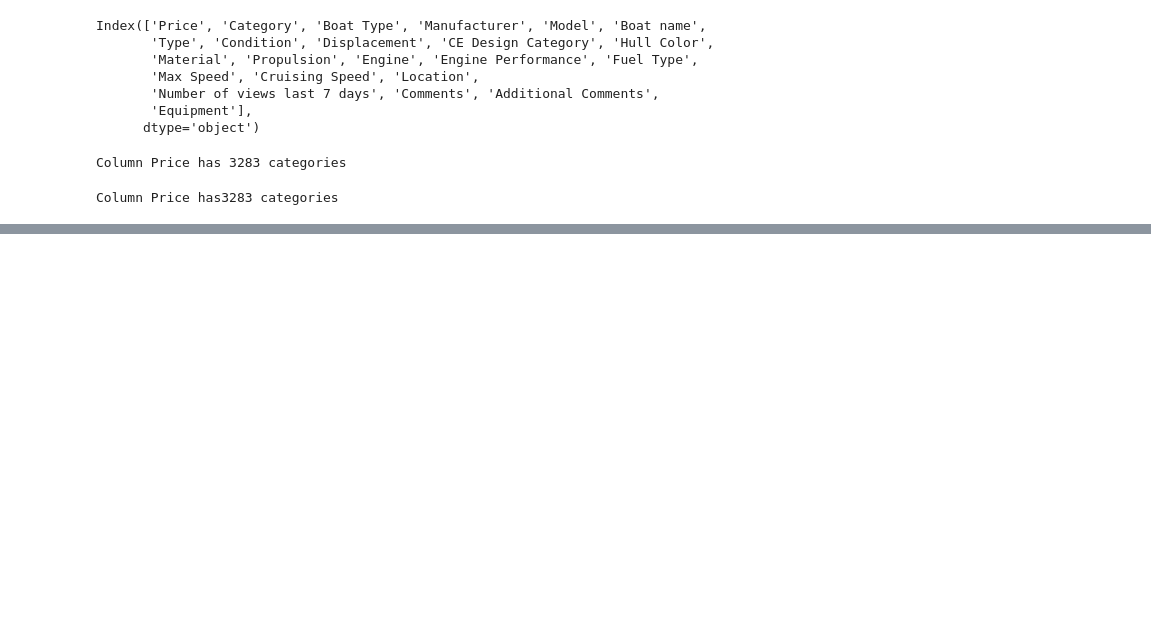
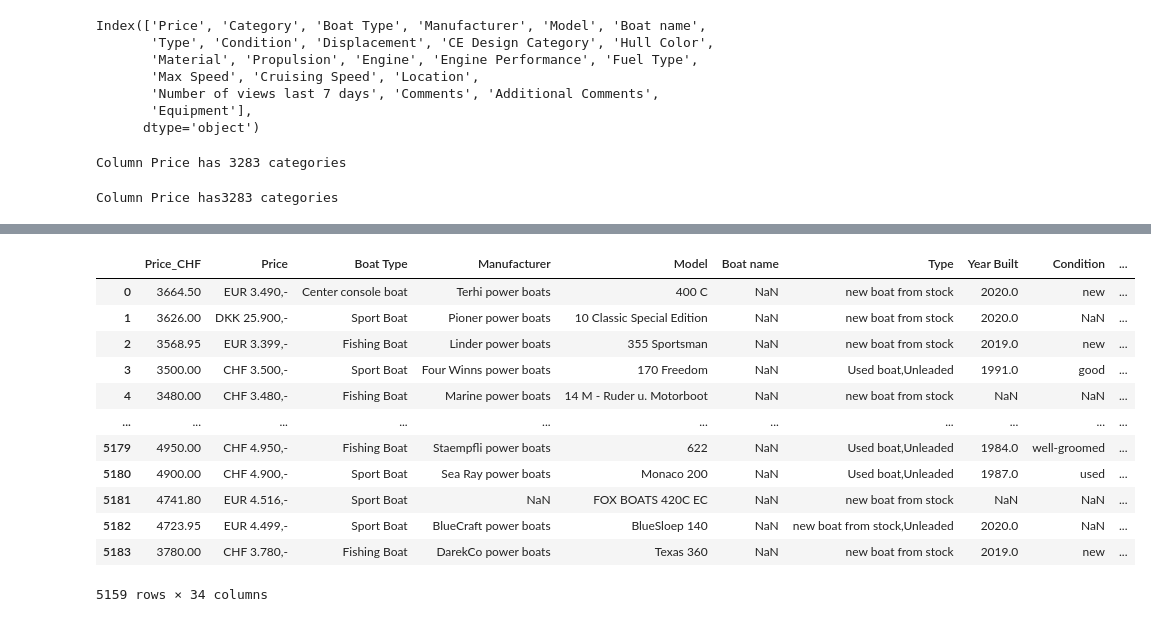
Before and after one commit to kristy25/AcademyPublic, a Jupyter notebook: Untitled1.ipynb, the cells around one changed output, grey strips where cells are left out. Cells and saved outputs as stored; diff of their text form; code cells hidden in the pictures; blank space fills up the shorter version.

```diff
--- a/Untitled1.ipynb
+++ b/Untitled1.ipynb
@@ -570,0 +684,4 @@ df.drop(columns=list_to_delete, inplace=True)
+# %%
+ # delete '.' who split the thousand in the price
+data_part[2] = data_part[2].str.replace('.', '')             # data_part[2] = third column of the DataFrame who save the first value of the tuples
+data_part
@@ -570,0 +702,4 @@ df.drop(columns=list_to_delete, inplace=True)
+# %%
+# delete ',-' to get the price
+data_part[2] = data_part[2].str.replace(',-', '')
+data_part
@@ -570,0 +727,4 @@ df.drop(columns=list_to_delete, inplace=True)
+# %%
+ # Convert the column in float in order to do the comparison
+data_part[2] = data_part[2].astype(float, errors = 'raise')
+data_part.dtypes
@@ -570,0 +736,4 @@ df.drop(columns=list_to_delete, inplace=True)
+# %%
+ # price conversion, to convert all into CHF using the conversion table in dict_change, with the key as the name of currentcy
+new_price = data_part.apply(lambda x: dict_change[x[0]] * x[2], axis=1)
+new_price
@@ -570,0 +762,20 @@ df.drop(columns=list_to_delete, inplace=True)
+# %%
+new_price=pd.DataFrame(new_price,columns=['Price_CHF'])
+train_val = new_price.merge(train_val,left_index=True, right_index=True)
+# left_index : bool, default False, use the index from the left DataFrame as the join key(s). If it is a MultiIndex, the number of keys in the other DataFrame (either the index or a number of columns) must match the number of levels.
+# right_index : bool, default False, use the index from the right DataFrame as the join key. Same caveats as left_index.
+train_val
+# %% [output]
+|  | Price_CHF | Price | Boat Type | Manufacturer | Model | Boat name | Type | Year Built | Condition | ... |
+| 0 | 3664.50 | EUR 3.490,- | Center console boat | Terhi power boats | 400 C | NaN | new boat from stock | 2020.0 | new | ... |
+| 1 | 3626.00 | DKK 25.900,- | Sport Boat | Pioner power boats | 10 Classic Special Edition | NaN | new boat from stock | 2020.0 | NaN | ... |
+| 2 | 3568.95 | EUR 3.399,- | Fishing Boat | Linder power boats | 355 Sportsman | NaN | new boat from stock | 2019.0 | new | ... |
+| 3 | 3500.00 | CHF 3.500,- | Sport Boat | Four Winns power boats | 170 Freedom | NaN | Used boat,Unleaded | 1991.0 | good | ... |
+| 4 | 3480.00 | CHF 3.480,- | Fishing Boat | Marine power boats | 14 M - Ruder u. Motorboot | NaN | new boat from stock | NaN | NaN | ... |
+| ... | ... | ... | ... | ... | ... | ... | ... | ... | ... | ... |
+| 5179 | 4950.00 | CHF 4.950,- | Fishing Boat | Staempfli power boats | 622 | NaN | Used boat,Unleaded | 1984.0 | well-groomed | ... |
+| 5180 | 4900.00 | CHF 4.900,- | Sport Boat | Sea Ray power boats | Monaco 200 | NaN | Used boat,Unleaded | 1987.0 | used | ... |
+| 5181 | 4741.80 | EUR 4.516,- | Sport Boat | NaN | FOX BOATS 420C EC | NaN | new boat from stock | NaN | NaN | ... |
+| 5182 | 4723.95 | EUR 4.499,- | Sport Boat | BlueCraft power boats | BlueSloep 140 | NaN | new boat from stock,Unleaded | 2020.0 | NaN | ... |
+| 5183 | 3780.00 | CHF 3.780,- | Fishing Boat | DarekCo power boats | Texas 360 | NaN | new boat from stock | 2019.0 | new | ... |
+5159 rows × 34 columns
```
Also changed, not shown: parts of 28 cells of this notebook.
